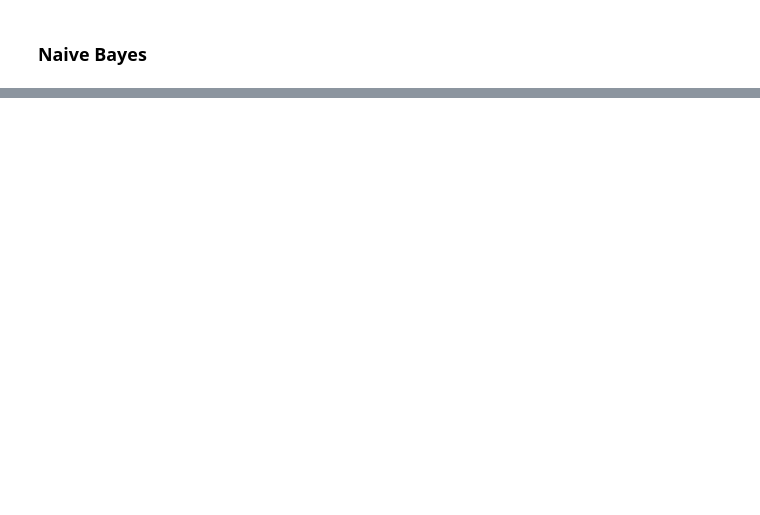
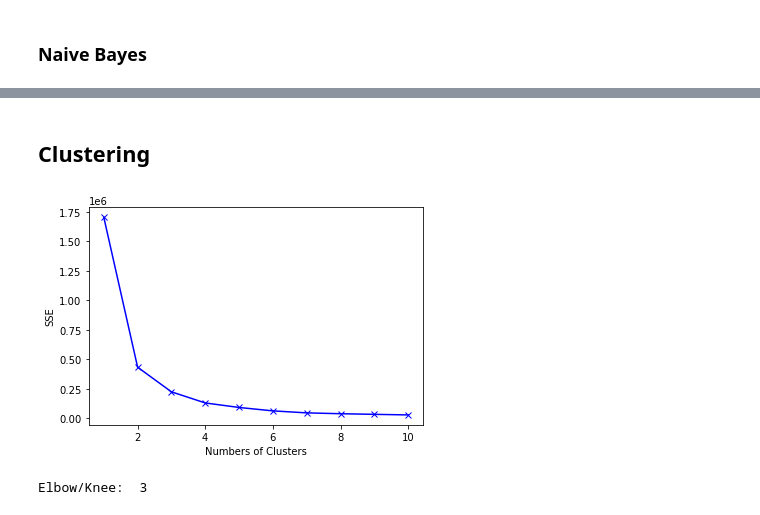
Before and after one commit to Bryant35/Data_Mining, a Jupyter notebook: ALP/Bryant Anthony Thauwrisan_ALP_0706022010008/Bryant Anthony Thauwrisan_ALP_0706022010008.ipynb, the cells around one changed output, grey strips where cells are left out. Saved outputs shown, nothing was run; the diff lists cells and outputs as text; code cells hidden in the pictures; blank space fills up the shorter version.

```diff
--- a/ALP/Bryant Anthony Thauwrisan_ALP_0706022010008/Bryant Anthony Thauwrisan_ALP_0706022010008.ipynb
+++ b/ALP/Bryant Anthony Thauwrisan_ALP_0706022010008/Bryant Anthony Thauwrisan_ALP_0706022010008.ipynb
@@ -239,3 +221,26 @@ Confusion Matrix
 Accuracy Score :
 1.0
 27
+# %% [markdown]
+## Clustering
+# %%
+# set the parameter for evaluating K
+SSE = []
+# check the inertia for each K
+K = range(1,11)
+for num_clusters in K :
+ kmeans = KMeans(n_clusters=num_clusters)
+ kmeans.fit(df)
+ SSE.append(kmeans.inertia_)
+# %%
+plt.plot(K, SSE,'bx-')
+plt.xlabel('Numbers of Clusters')
+plt.ylabel('SSE')
+plt.show()
+# %% [output]
+[figure, added]
+# %%
+k = KneeLocator(range(1,11), SSE, curve='convex', direction='decreasing')
+print('Elbow/Knee: ', k.elbow)
+# %% [output]
+Elbow/Knee:  3
```
Also changed, not shown: parts of 11 cells of this notebook.
